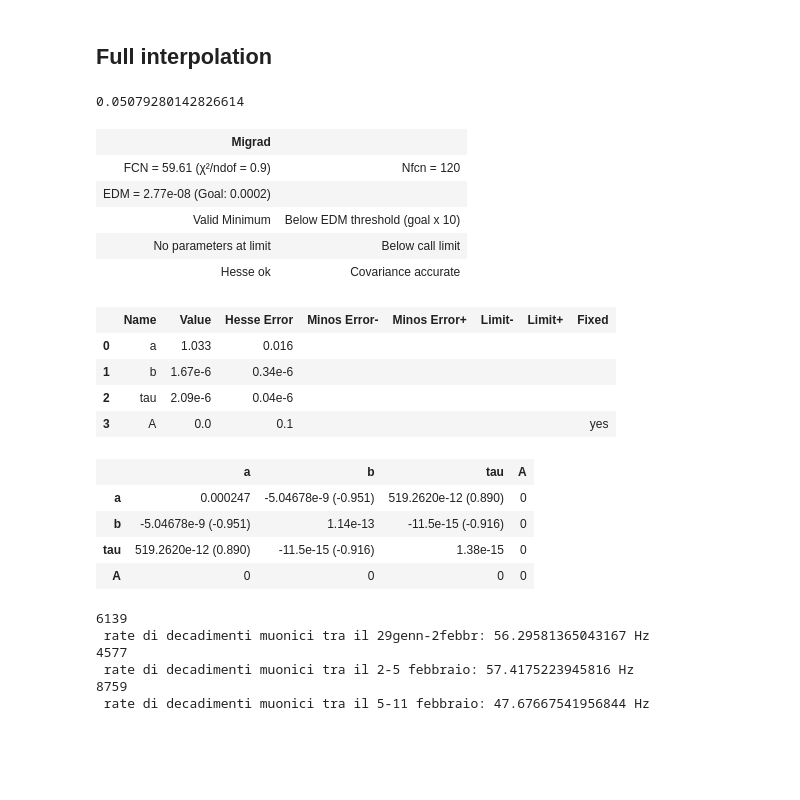
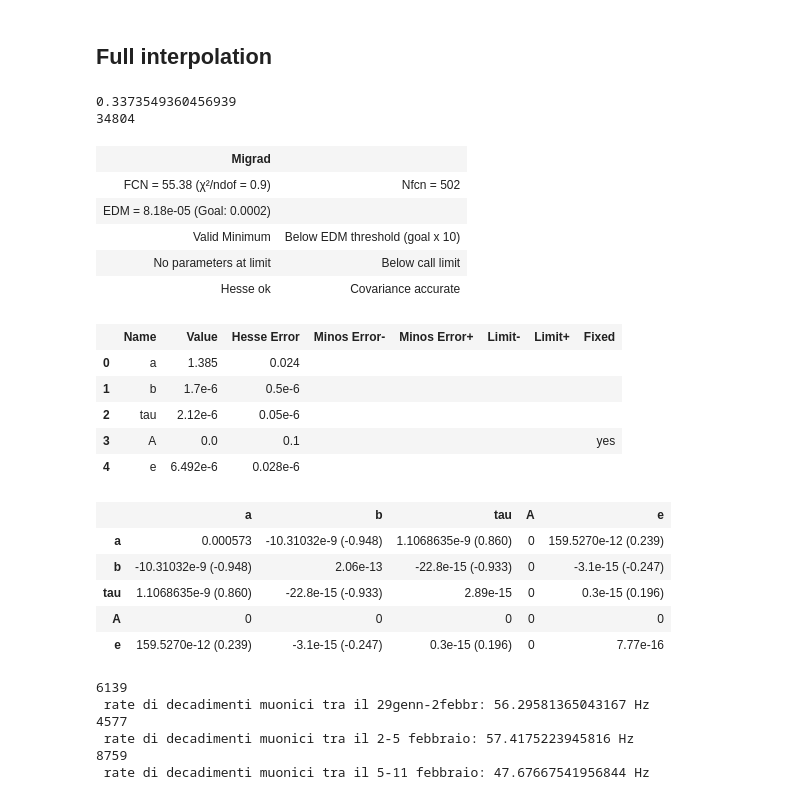
Before and after one commit to Matti-z/Lab-muons, a Jupyter notebook: hist_definitivo.ipynb, the cells around one changed output. Cells and saved outputs as stored; diff of their text form; code cells hidden in the pictures; blank space fills up the shorter version.

```diff
--- a/hist_definitivo.ipynb
+++ b/hist_definitivo.ipynb
@@ -3,15 +3,15 @@
 # %%
 import numpy as np
 from iminuit import Minuit
-from iminuit.cost import ExtendedBinnedNLL, ExtendedUnbinnedNLL
+from iminuit.cost import ExtendedBinnedNLL, ExtendedUnbinnedNLL, LeastSquares
 from scipy.stats import expon, norm, uniform, chi2
 from collections.abc import Callable
 import plotly.graph_objects as go
 import inspect
 
-n_bins = 200
-n_bins = 200
-N = 31851
+n_bins = 57
+
+N = 9874
 TAU_MU = 2.1969811e-6
 exp_args = {"a": 1, "A": 0, "tau": TAU_MU}
 # %% [markdown]
@@ -24,9 +24,11 @@ def exp( x , N ,a, A, tau):
 def sturges( N: int):
     return int(np.round( 1 + np.log2(N)))
 
-def exp_unif(x, N , a, b, tau, A):
-    return a * N * (expon.cdf(x, A, tau) + b * N * uniform.cdf(x, 0, 8e-6))
+def exp_unif(x, N , a, b, tau, A , e):
+    return a * N * (expon.cdf(x, A, tau) + b * N * uniform.cdf(x, 0, e))
 
+def exp_unif_pdf( x , a , b , tau , A , e):
+    return a * N * (expon.pdf(x, A, tau) + b * N * uniform.pdf(x, 0, e))
 
 def exp_fit(cdf, a, A, tau, count , edges):
 
@@ -94,7 +96,7 @@ def dataset_analysis(dataset: np.ndarray , creator: Callable, bins: int , args:
 
     minuit_element =  Minuit(cost, *sorted_args.values())
 
-    if "A" in args.keys():
+    if "A" in sorted_args.keys():
         minuit_element.fixed["A"] = True
 
     return minuit_element
@@ -120,7 +122,7 @@ def unbinned_data_analysis(dataset: np.ndarray , creator: Callable, args: dict)
 
     minuit_element =  Minuit(cost, *sorted_args.values())
 
-    if "A" in args.keys():
+    if "A" in sorted_args.keys():
         minuit_element.fixed["A"] = True
 
     return minuit_element
@@ -155,7 +157,9 @@ data_4 = np.genfromtxt("Data/timestamp/05_02_2026_18_17.csv", delimiter=',')
 data_5 = np.genfromtxt("Data/timestamp/11_02_2026_17_52.csv", delimiter=',')
 data_6 = np.genfromtxt("Data/timestamp/16_02_2026_12_25.csv", delimiter=',')
 data_7 = np.genfromtxt("Data/timestamp/20_02_2026_15_57.csv", delimiter=',')
+data_8 = np.genfromtxt("Data/timestamp/inverted_26_02_2026_16_57.csv" , delimiter=',')
+
 data = np.concatenate((data_0, data_1, data_2, data_3, data_4, data_5, data_6, data_7))
 
-print(len(data),len(data_0), len(data_1), len(data_2), len(data_3), len(data_4), len(data_5), len(data_6), len(data_7))
+print(len(data),len(data_0), len(data_1), len(data_2), len(data_3), len(data_4), len(data_5), len(data_6), len(data_7) , len(data_8))
 # %% [output]
@@ -196,8 +203,10 @@ fig.show()
 # %% [output]
 49799 9400
 # %%
-data_refact = data_6[(data_6 > 1e-7)&(data_6 < 7.6e-6)]
-k = dataset_analysis( data_refact , exp , 56 , exp_args)
-end(k)
+data_refact = data_8[(data_8 > 3e-7)&(data_8 < 7.6e-6)]
+
+exp_unif_args = {"a": 0.9, "b": 0, "tau": TAU_MU , "A":0 , "e": max(data_refact)}
+m = dataset_analysis( data_refact , exp_unif , bins = n_bins , args=exp_unif_args)
+end(m)
 # %% [output]
 | Migrad |  |
@@ -219,42 +232,47 @@ end(k)
 # %%
 n_bins = 67
 exp_args = {"a": 1, "A": 0, "tau": TAU_MU}
 
-data_refact:np.ndarray = data[(data > 1e-7)&(data < 6.5e-6)]## forse si può anche non tagliare dal basso
+data_refact:np.ndarray = data[(data > 7e-7)&(data < 6.5e-6)]## forse si può anche non tagliare dal basso
 
 
 n = dataset_analysis( data_refact , exp , bins = n_bins , args=exp_args)
 
 n.migrad()
 n.hesse()
 
 
 p_value = 1 - chi2.cdf(n.fval, df=n.ndof)
 print(p_value)
 
+print(len(data_refact))
 
-exp_unif_args = {"a": 0.9, "b": 0, "tau": TAU_MU , "A":0}
+exp_unif_args = {"a": 0.9, "b": 0, "tau": TAU_MU , "A":0 , "e": max(data_refact)}
 m = dataset_analysis( data_refact , exp_unif , bins = n_bins , args=exp_unif_args)
 # m.limits["a" , "b"] = (0,1) #type:ignore
+# m.fixed["e"] = True
 end(m)
 # %% [output]
-0.05079280142826614
+0.3373549360456939
+34804
 | Migrad |  |
-| FCN = 59.61 (χ²/ndof = 0.9) | Nfcn = 120 |
-| EDM = 2.77e-08 (Goal: 0.0002) |  |
+| FCN = 55.38 (χ²/ndof = 0.9) | Nfcn = 502 |
+| EDM = 8.18e-05 (Goal: 0.0002) |  |
 | Valid Minimum | Below EDM threshold (goal x 10) |
 | No parameters at limit | Below call limit |
 | Hesse ok | Covariance accurate |
 |  | Name | Value | Hesse Error | Minos Error- | Minos Error+ | Limit- | Limit+ | Fixed |
-| 0 | a | 1.033 | 0.016 |  |  |  |  |  |
-| 1 | b | 1.67e-6 | 0.34e-6 |  |  |  |  |  |
-| 2 | tau | 2.09e-6 | 0.04e-6 |  |  |  |  |  |
+| 0 | a | 1.385 | 0.024 |  |  |  |  |  |
+| 1 | b | 1.7e-6 | 0.5e-6 |  |  |  |  |  |
+| 2 | tau | 2.12e-6 | 0.05e-6 |  |  |  |  |  |
 | 3 | A | 0.0 | 0.1 |  |  |  |  | yes |
+| 4 | e | 6.492e-6 | 0.028e-6 |  |  |  |  |  |
-|  | a | b | tau | A |
-| a | 0.000247 | -5.04678e-9 (-0.951) | 519.2620e-12 (0.890) | 0 |
-| b | -5.04678e-9 (-0.951) | 1.14e-13 | -11.5e-15 (-0.916) | 0 |
-| tau | 519.2620e-12 (0.890) | -11.5e-15 (-0.916) | 1.38e-15 | 0 |
-| A | 0 | 0 | 0 | 0 |
+|  | a | b | tau | A | e |
+| a | 0.000573 | -10.31032e-9 (-0.948) | 1.1068635e-9 (0.860) | 0 | 159.5270e-12 (0.239) |
+| b | -10.31032e-9 (-0.948) | 2.06e-13 | -22.8e-15 (-0.933) | 0 | -3.1e-15 (-0.247) |
+| tau | 1.1068635e-9 (0.860) | -22.8e-15 (-0.933) | 2.89e-15 | 0 | 0.3e-15 (0.196) |
+| A | 0 | 0 | 0 | 0 | 0 |
+| e | 159.5270e-12 (0.239) | -3.1e-15 (-0.247) | 0.3e-15 (0.196) | 0 | 7.77e-16 |
 # %%
 print(len(data_2),'\n', 'rate di decadimenti muonici tra il 29genn-2febbr:', 1/(len(data_2)/((24*4)*3600)), 'Hz')
 print (len(data_3),'\n', 'rate di decadimenti muonici tra il 2-5 febbraio:', 1/(len(data_3)/((24*3+1)*3600)), 'Hz')
```
Also changed, not shown: parts of 6 cells of this notebook.
